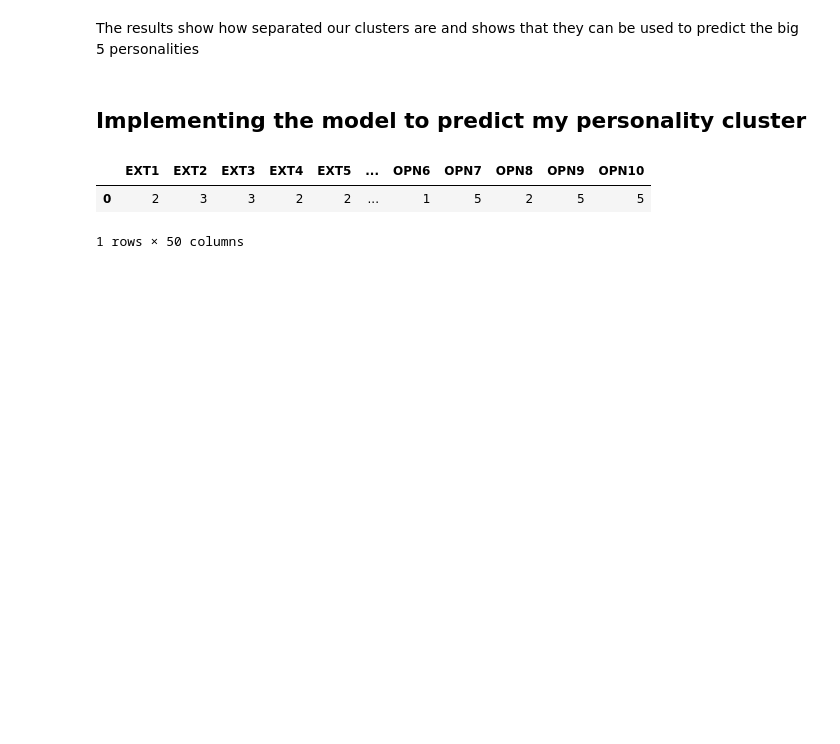
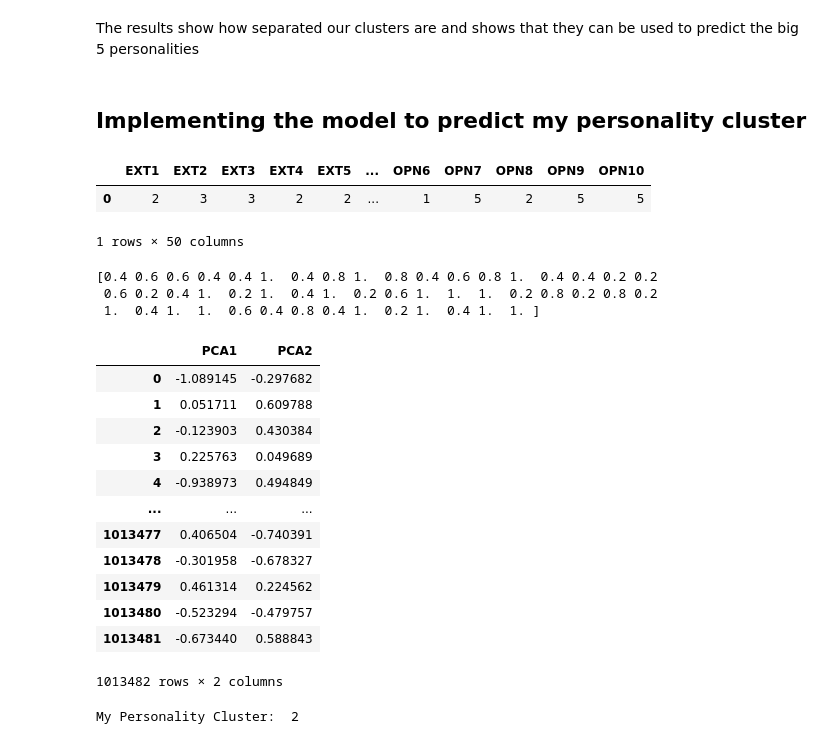
Before and after one commit to snehabhattacharya24/Personality-Prediction-System, a Jupyter notebook: personality_prediction_system.ipynb, the cells around one changed output. Drawn from its saved outputs; the diff is of its cells as text; code cells hidden in the pictures; blank space fills up the shorter version.

Commit message:
Added user cluster prediction
Used MinMaxScaler and PCA on user input data to predict the cluster a user falls into.

```diff
--- a/personality_prediction_system.ipynb
+++ b/personality_prediction_system.ipynb
@@ -317,6 +317,7 @@ from sklearn.preprocessing import MinMaxScaler
 
 df = df.drop('country', axis=1)
 columns = list(df.columns)
+df_unscaled = df.copy()
 
 scaler = MinMaxScaler(feature_range=(0,1))
 df = scaler.fit_transform(df)
@@ -567,3 +568,29 @@ my_data
 |  | EXT1 | EXT2 | EXT3 | EXT4 | EXT5 | ... | OPN6 | OPN7 | OPN8 | OPN9 | OPN10 |
 | 0 | 2 | 3 | 3 | 2 | 2 | ... | 1 | 5 | 2 | 5 | 5 |
 1 rows × 50 columns
+# %%
+my_scaled_df = df_unscaled.copy().append(my_data)
+my_scaled_df = scaler.fit_transform(my_scaled_df)
+print(my_scaled_df[-1])
+# %% [output]
+[0.4 0.6 0.6 0.4 0.4 1.  0.4 0.8 1.  0.8 0.4 0.6 0.8 1.  0.4 0.4 0.2 0.2
+ 0.6 0.2 0.4 1.  0.2 1.  0.4 1.  0.2 0.6 1.  1.  1.  0.2 0.8 0.2 0.8 0.2
+ 1.  0.4 1.  1.  0.6 0.4 0.8 0.4 1.  0.2 1.  0.4 1.  1. ]
+# %%
+my_data_pca_fit = pca.fit_transform(my_scaled_df)
+my_data_pca = pd.DataFrame(data=my_data_pca_fit, columns=['PCA1', 'PCA2'])
+my_data_pca
+# %% [output]
+|  | PCA1 | PCA2 |
+| 0 | -1.089145 | -0.297682 |
+| 1 | 0.051711 | 0.609788 |
+| 2 | -0.123903 | 0.430384 |
+| 3 | 0.225763 | 0.049689 |
+| 4 | -0.938973 | 0.494849 |
+| ... | ... | ... |
+| 1013477 | 0.406504 | -0.740391 |
+| 1013478 | -0.301958 | -0.678327 |
+| 1013479 | 0.461314 | 0.224562 |
+| 1013480 | -0.523294 | -0.479757 |
+| 1013481 | -0.673440 | 0.588843 |
+1013482 rows × 2 columns
@@ -570,7 +599,9 @@ my_data
 # %%
-my_personality = k_fit.predict(my_data)
+my_personality = my_data_pca['Clusters'].iloc[-1]
 
 print('My Personality Cluster: ', my_personality)
+# %% [output]
+My Personality Cluster:  2
 # %%
 # Summing up my question groups
 col_list = list(my_data)
```
Also changed, not shown: parts of 22 cells of this notebook.
